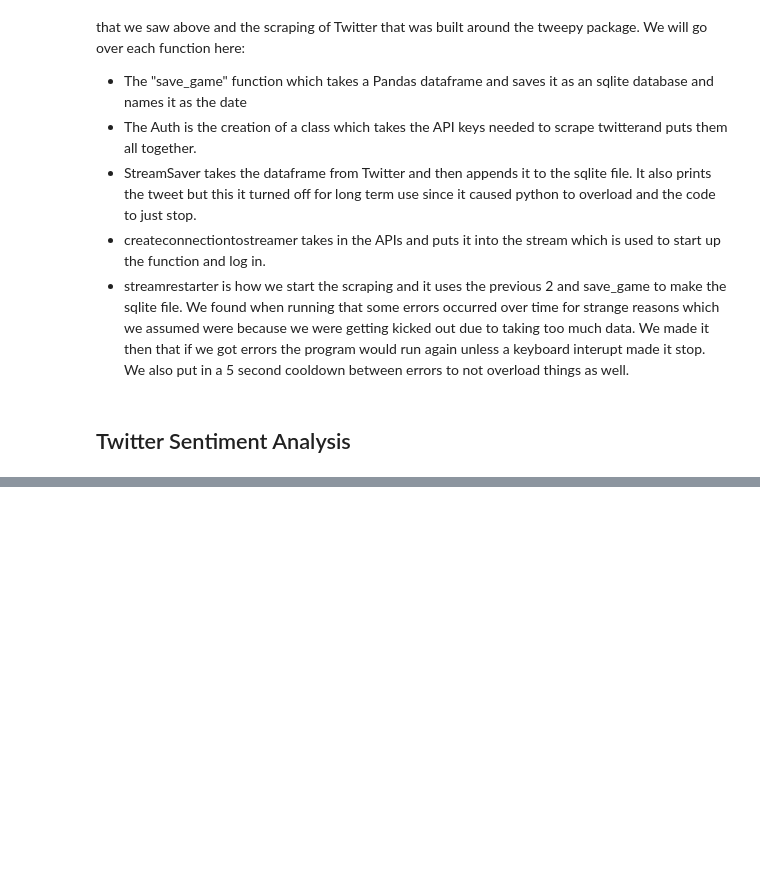
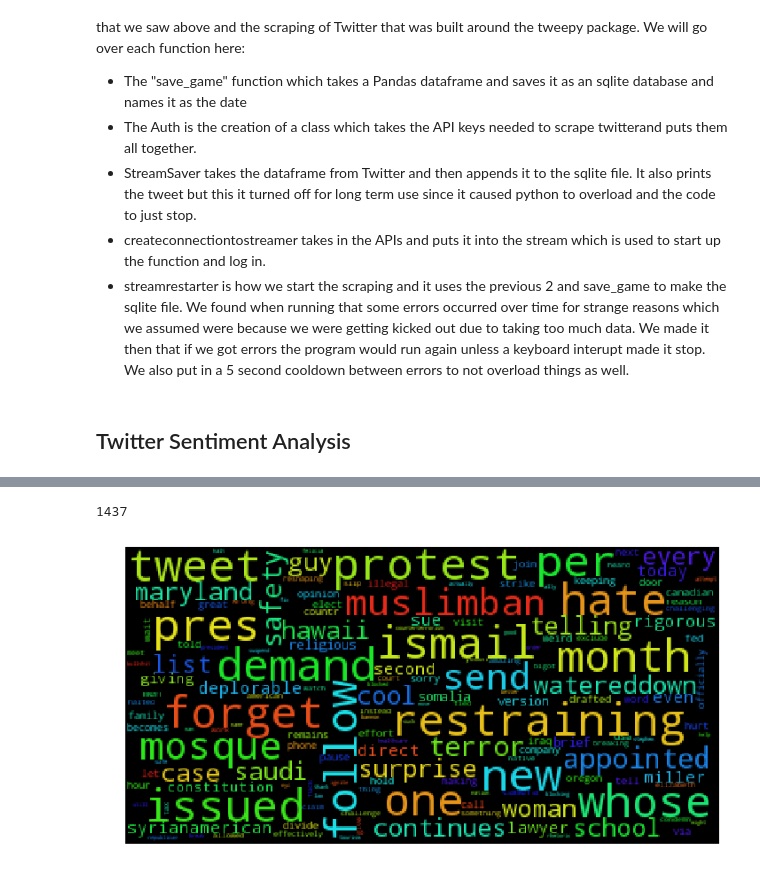
Before and after one commit to aschi2/141BProject, a Jupyter notebook: Immigration Final Project.ipynb, the cells around one changed output, grey strips where cells are left out. Cells and saved outputs as stored; diff of their text form; code cells hidden in the pictures; blank space fills up the shorter version.

```diff
--- a/Immigration Final Project.ipynb
+++ b/Immigration Final Project.ipynb
@@ -646,0 +689,7 @@ def streamrestarter(a,listofsearch = ["muslim ban","travel ban"]):
+# %%
+train = pd.read_excel('train.xls') #already cleaned (2 cols. text and its sentiment category)
+
+train_data = [] #format for Naive Bayes (list of tuple, each tuple has list of tokenized tweet and its sentiment)
+for i in xrange(len(train)):
+    train_data.append((list(tokenize(train['Text'][i])), train['class'][i])) #class is the sentiment (0,1)
+train_data[:2]
@@ -646,0 +699,21 @@ def streamrestarter(a,listofsearch = ["muslim ban","travel ban"]):
+# %%
+all_words = [] #compile list of all words from training text
+for text in train.Text:
+    for w in tokenize(text):
+        all_words.append(w)
+#some filtering for non alpha characters/insignificant chars/words
+all_words = [''.join(ch for ch in c if ch.isalpha() or ch == ' ') for c in all_words]
+all_words = [e for e in all_words if e != '' and len(e) > 2]
+all_words = nltk.FreqDist(all_words) #frequency dist. of all words
+
+word_feats = [] #grabbing top 1000 most frequent words
+for i in all_words.most_common(1000):
+    word_feats.append(i[0])
+
+#finding the features in form of dictionary(for each of 1000 top words: whether it exists in a text)
+def find_feats(item):
+    words = set(item) #exclue duplicates
+    features = {}
+    for w in word_feats:
+        features[w] = (w in words)
+    return features
@@ -646,0 +778,19 @@ def streamrestarter(a,listofsearch = ["muslim ban","travel ban"]):
+# %%
+sum(sentiments) #only 1437/10000 tweets are classified to be in support of the travel ban
+# %% [output]
+1437
+# %%
+#wordcloud representation of the top 500 words
+plt.rcParams['figure.figsize'] = (12, 12)
+def word_cloud(text):
+    '''
+    generate and show word cloud for the given text
+    '''
+    wc = WordCloud(max_font_size=30).generate(text)
+    plt.figure()
+    plt.imshow(wc)
+    plt.axis("off")
+    plt.show()
+word_cloud(' '.join(word_feats[:500]))
+# %% [output]
+[figure, added]
```
Also changed, not shown: parts of 9 cells of this notebook.
